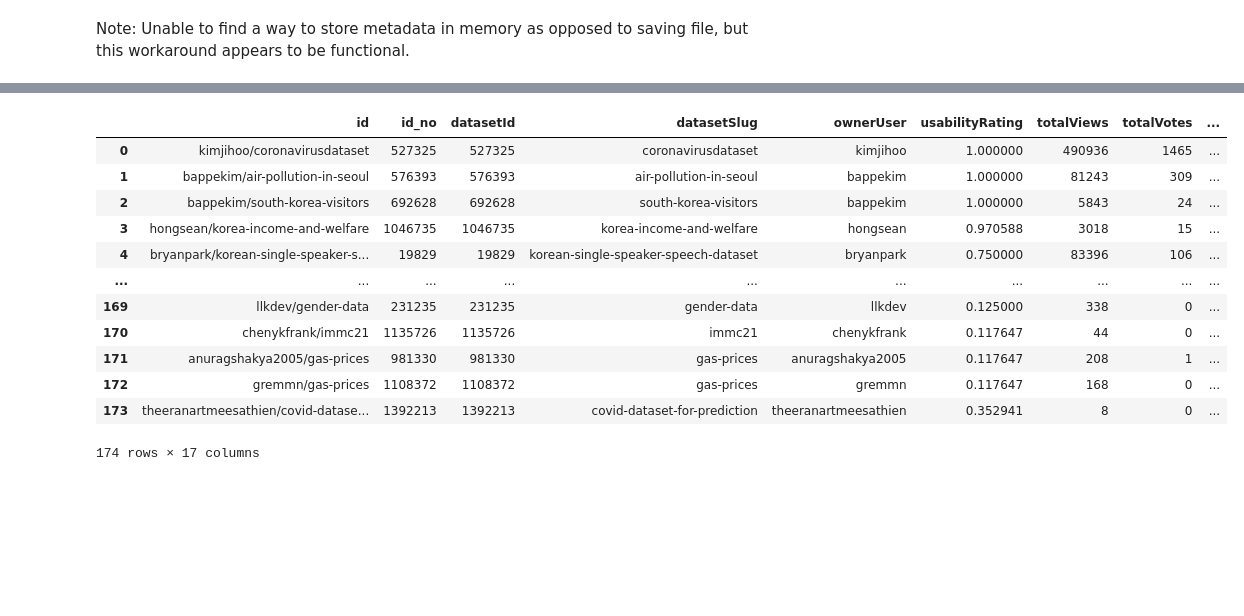
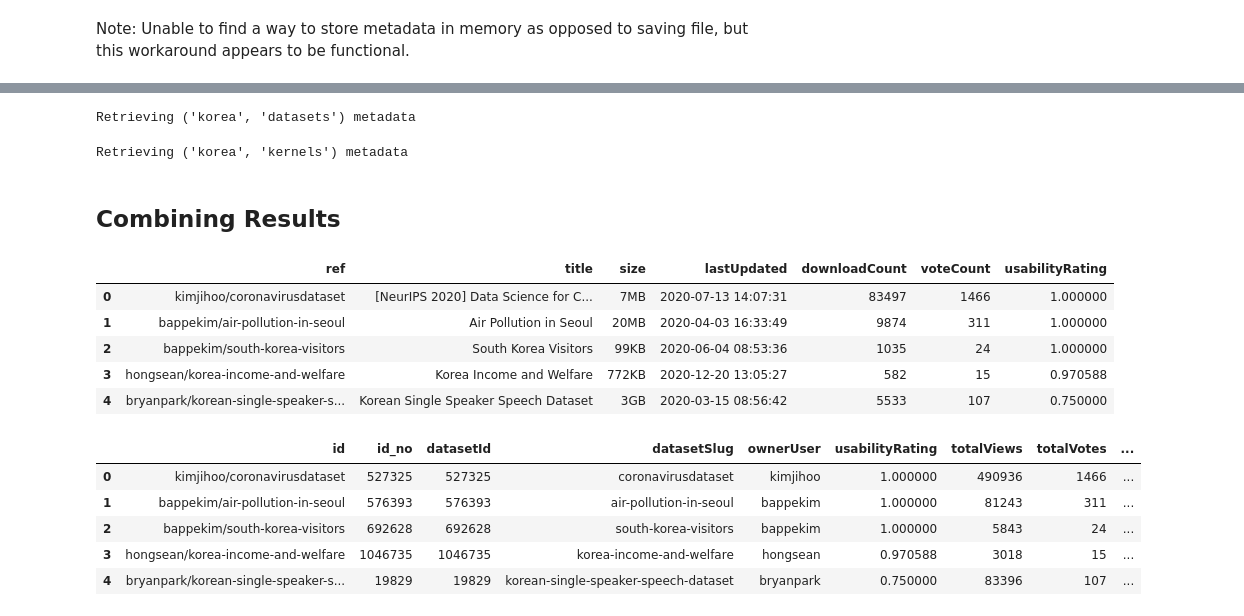
Before and after one commit to michaelbaluja/PyCurator, a Jupyter notebook: Kaggle.ipynb, the cells around one changed output, grey strips where cells are left out. Cells and saved outputs as stored; diff of their text form; code cells hidden in the pictures; blank space fills up the shorter version.

```diff
--- a/Kaggle.ipynb
+++ b/Kaggle.ipynb
@@ -136,0 +154,2 @@ search_output_df
+# %%
+search_output_dict = get_search_outputs(search_terms, search_types)
@@ -158,34 +190,35 @@ def _retrieve_metadata_json(dataset_path):
 
     return json_data
 # %%
-def get_metadata(dataset_paths):
-    '''
-    Retrieves the metadata for the file/files listed in dataset_paths
+def get_metadata(object_paths):
+    """
+    Retrieves the metadata for the file/files listed in object_paths
 
     Params:
-    - dataset_paths (str/list-like): string or list of strings containing the paths for the datasets
+    - object_paths (str/list-like): string or list of strings containing the paths for the objects
 
     Returns:
     - metadata_df (pandas.DataFrame): DataFrame containing metadata for the requested datasets
-    '''
-    # Make sure our input is valid
-    assert len(dataset_paths) > 0, 'Please enter at least one dataset path'
+    """
 
     # If a singular search term is provided as a string, need to wrap it in a list
-    if type(dataset_paths) == str:
-        dataset_paths = [dataset_paths]
+    if type(object_paths) == str:
+        object_paths = [object_paths]
+
+    # Make sure our input is valid
+    assert len(object_paths) > 0, 'Please enter at least one object id'
 
     # Run first query
-    json_data = _retrieve_metadata_json(dataset_paths[0])
+    json_data = _retrieve_object_json(object_paths[0])
 
     # Create DataFrame to store metadata in, using columns found in first query, and then add query info
     metadata_df = pd.DataFrame(columns=json_data.keys(), dtype=object)
     metadata_df = metadata_df.append(json_data, ignore_index=True)
 
     # Pulls metadata information for each dataset found above
-    for dataset_path in tqdm(dataset_paths[1::]):
+    for object_path in tqdm(object_paths[1::]):
         # Download & load the metadata
-        json_data = _retrieve_metadata_json(dataset_path)
+        json_data = _retrieve_object_json(object_path)
 
         # Store the metadata into our DataFrame created above
         metadata_df = metadata_df.append(json_data, ignore_index=True)
@@ -196,0 +229,16 @@ metadata_df = get_metadata(dataset_paths)
+# %%
+## Extract IDs from DataFrame, and returns as list of strings
+metadata_dict = OrderedDict()
+
+for query, df in search_output_dict.items():
+    print(f'Retrieving {query} metadata')
+    # Create object paths
+    _, search_type = query
+    object_paths = df.id.values
+
+    metadata_dict[query] = get_metadata(object_paths)
+# %% [output]
+Retrieving ('korea', 'datasets') metadata
+Retrieving ('korea', 'kernels') metadata
+# %% [markdown]
+## Combining Results
@@ -197,16 +321,21 @@ metadata_df = get_metadata(dataset_paths)
+# %%
+output_df = search_output_dict[('korea', 'datasets')]
+metadata_df = metadata_dict[('korea', 'datasets')]
+# %%
+output_df.head()
+# %% [output]
+|  | ref | title | size | lastUpdated | downloadCount | voteCount | usabilityRating |
+| 0 | kimjihoo/coronavirusdataset | [NeurIPS 2020] Data Science for C... | 7MB | 2020-07-13 14:07:31 | 83497 | 1466 | 1.000000 |
+| 1 | bappekim/air-pollution-in-seoul | Air Pollution in Seoul | 20MB | 2020-04-03 16:33:49 | 9874 | 311 | 1.000000 |
+| 2 | bappekim/south-korea-visitors | South Korea Visitors | 99KB | 2020-06-04 08:53:36 | 1035 | 24 | 1.000000 |
+| 3 | hongsean/korea-income-and-welfare | Korea Income and Welfare | 772KB | 2020-12-20 13:05:27 | 582 | 15 | 0.970588 |
+| 4 | bryanpark/korean-single-speaker-s... | Korean Single Speaker Speech Dataset | 3GB | 2020-03-15 08:56:42 | 5533 | 107 | 0.750000 |
 # %%
-metadata_df
+metadata_df.head()
 # %% [output]
 |  | id | id_no | datasetId | datasetSlug | ownerUser | usabilityRating | totalViews | totalVotes | ... |
-| 0 | kimjihoo/coronavirusdataset | 527325 | 527325 | coronavirusdataset | kimjihoo | 1.000000 | 490936 | 1465 | ... |
-| 1 | bappekim/air-pollution-in-seoul | 576393 | 576393 | air-pollution-in-seoul | bappekim | 1.000000 | 81243 | 309 | ... |
+| 0 | kimjihoo/coronavirusdataset | 527325 | 527325 | coronavirusdataset | kimjihoo | 1.000000 | 490936 | 1466 | ... |
+| 1 | bappekim/air-pollution-in-seoul | 576393 | 576393 | air-pollution-in-seoul | bappekim | 1.000000 | 81243 | 311 | ... |
 | 2 | bappekim/south-korea-visitors | 692628 | 692628 | south-korea-visitors | bappekim | 1.000000 | 5843 | 24 | ... |
 | 3 | hongsean/korea-income-and-welfare | 1046735 | 1046735 | korea-income-and-welfare | hongsean | 0.970588 | 3018 | 15 | ... |
-| 4 | bryanpark/korean-single-speaker-s... | 19829 | 19829 | korean-single-speaker-speech-dataset | bryanpark | 0.750000 | 83396 | 106 | ... |
-| ... | ... | ... | ... | ... | ... | ... | ... | ... | ... |
-| 169 | llkdev/gender-data | 231235 | 231235 | gender-data | llkdev | 0.125000 | 338 | 0 | ... |
-| 170 | chenykfrank/immc21 | 1135726 | 1135726 | immc21 | chenykfrank | 0.117647 | 44 | 0 | ... |
-| 171 | anuragshakya2005/gas-prices | 981330 | 981330 | gas-prices | anuragshakya2005 | 0.117647 | 208 | 1 | ... |
-| 172 | gremmn/gas-prices | 1108372 | 1108372 | gas-prices | gremmn | 0.117647 | 168 | 0 | ... |
-| 173 | theeranartmeesathien/covid-datase... | 1392213 | 1392213 | covid-dataset-for-prediction | theeranartmeesathien | 0.352941 | 8 | 0 | ... |
+| 4 | bryanpark/korean-single-speaker-s... | 19829 | 19829 | korean-single-speaker-speech-dataset | bryanpark | 0.750000 | 83396 | 107 | ... |
-174 rows × 17 columns
```
Also changed, not shown: parts of 15 cells of this notebook, 1 other file.
